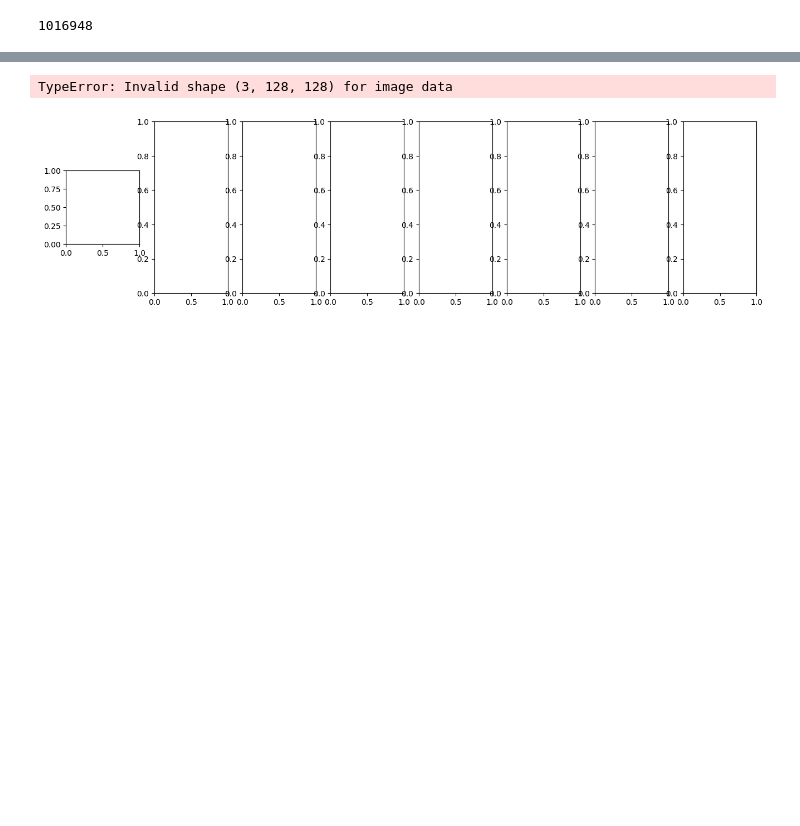
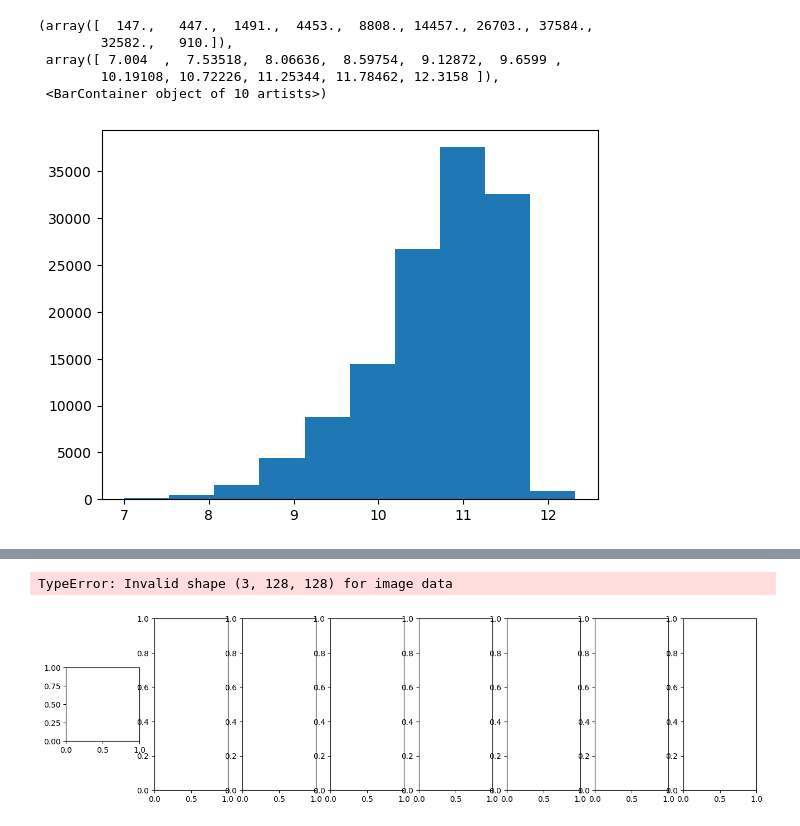
Before and after one commit to SandyYuan/galaxydiffuser, a Jupyter notebook: conditional_diffuser.ipynb, the cells around one changed output, grey strips where cells are left out. Saved outputs shown, nothing was run; the diff lists cells and outputs as text; code cells hidden in the pictures; blank space fills up the shorter version.

```diff
--- a/conditional_diffuser.ipynb
+++ b/conditional_diffuser.ipynb
@@ -27,33 +15,43 @@ View run at https://wandb.ai/sihany/galaxydiffuser/runs/n6pb6n6e
-# %%
-# meta data
-metadata = load_dataset("parquet", data_files="/pscratch/sd/s/sihany/smithgalaxies/galaxies/metadata.parquet", split="train")
-meta_sorted = metadata.sort("dr8_id")
-# meta_sorted = meta_sorted.with_format("torch", device=DEVICE)
-
-
-ds = load_dataset("parquet", data_files={'train': '/pscratch/sd/s/sihany/smithgalaxies/galaxies/data/train*'}, split="train[:12%]")
-
-ds = ds.sort("dr8_id")
-# ds = ds.with_format("torch", device=DEVICE)
-print(len(ds))
-ids_train = set(ds['dr8_id'])
-meta_train = meta_sorted.filter(lambda example: example["dr8_id"] in ids_train, num_proc = 4)
-assert len(meta_train['dr8_id']) == len(ds['dr8_id'])
-assert meta_train['dr8_id'] == ds['dr8_id']
-
-
-# select only rows with good specz
-inds = [example is not None for example in meta_train['spec_z']]
-import numpy as np
-inds = np.arange(len(meta_train))[np.array(inds)]
-
-ds = ds.select(inds)
-meta_train = meta_train.select(inds)
-
-# merge datasets
-ds = concatenate_datasets([ds, meta_train.select_columns(['spec_z', 'mass_inf_photoz', 'sfr_inf_photoz'])], axis = 1)
-# %% [output]
-1016948
+# %%
+# meta data
+metadata = load_dataset("parquet", data_files="/pscratch/sd/s/sihany/smithgalaxies/galaxies/metadata.parquet", split="train")
+meta_sorted = metadata.sort("dr8_id")
+# meta_sorted = meta_sorted.with_format("torch", device=DEVICE)
+
+
+ds = load_dataset("parquet", data_files={'train': '/pscratch/sd/s/sihany/smithgalaxies/galaxies/data/train*'}, split="train[:12%]")
+
+ds = ds.sort("dr8_id")
+# ds = ds.with_format("torch", device=DEVICE)
+print(len(ds))
+ids_train = set(ds['dr8_id'])
+meta_train = meta_sorted.filter(lambda example: example["dr8_id"] in ids_train, num_proc = 4)
+assert len(meta_train['dr8_id']) == len(ds['dr8_id'])
+assert meta_train['dr8_id'] == ds['dr8_id']
+
+
+# select only rows with good specz
+inds = [example is not None for example in meta_train['spec_z']]
+import numpy as np
+inds = np.arange(len(meta_train))[np.array(inds)]
+
+ds = ds.select(inds)
+meta_train = meta_train.select(inds)
+
+# merge datasets
+ds = concatenate_datasets([ds, meta_train.select_columns(['spec_z', 'mass_inf_photoz', 'sfr_inf_photoz'])], axis = 1)
+
+ds = ds.filter(lambda example: example["sfr_inf_photoz"] > -10, num_proc = 4)
+ds = ds.filter(lambda example: example["mass_inf_photoz"] > 0, num_proc = 4)
+# %%
+plt.hist(ds['mass_inf_photoz'])
+# %% [output]
+(array([  147.,   447.,  1491.,  4453.,  8808., 14457., 26703., 37584.,
+        32582.,   910.]),
+ array([ 7.004  ,  7.53518,  8.06636,  8.59754,  9.12872,  9.6599 ,
+        10.19108, 10.72226, 11.25344, 11.78462, 12.3158 ]),
+ <BarContainer object of 10 artists>)
+[figure, added]
 # %%
 from torchvision import transforms
 
```
Also changed, not shown: parts of 10 cells of this notebook, 2 other files.
